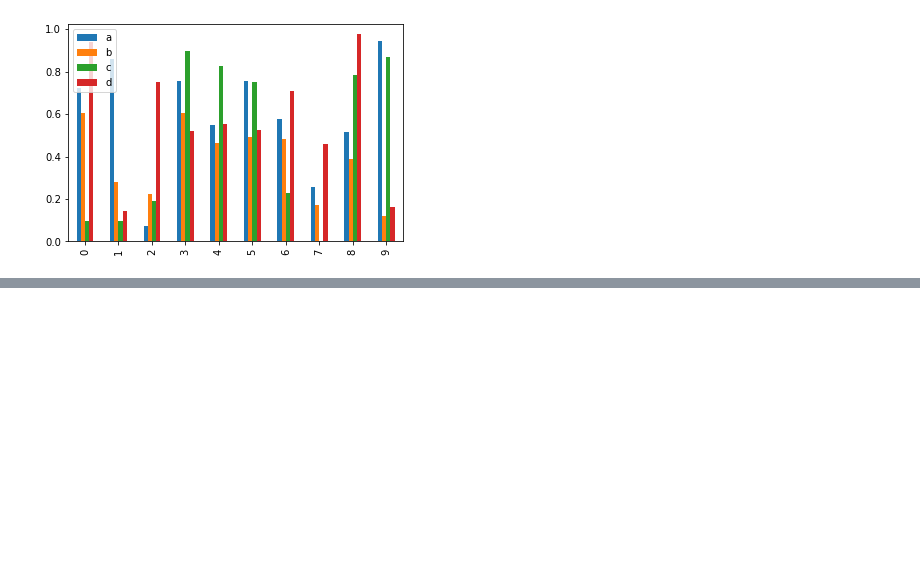
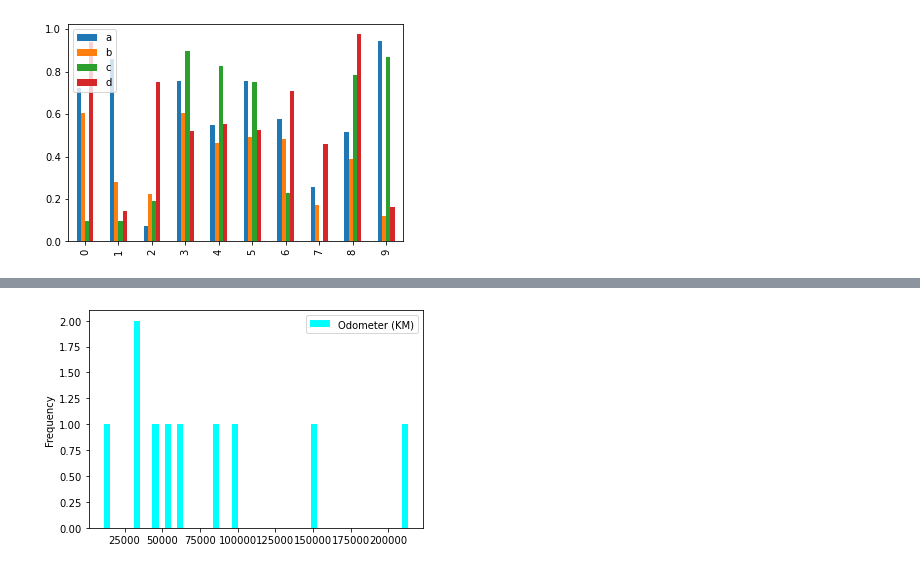
Before and after one commit to ineelhere/Machine-Learning-and-Data-Science, a Jupyter notebook: Matplotlib/matplotlib.ipynb, the cells around one changed output, grey strips where cells are left out. Saved outputs shown, nothing was run; the diff lists cells and outputs as text; code cells hidden in the pictures; blank space fills up the shorter version.

```diff
--- a/Matplotlib/matplotlib.ipynb
+++ b/Matplotlib/matplotlib.ipynb
@@ -465,0 +476,5 @@ SyntaxError: invalid syntax (<ipython-input-38-d3e2520ff857>, line 2)
+# %%
+#we can change the bins in the plot
+df.plot(x="Make", y= "Odometer (KM)", kind = "hist", color = "cyan", bins=50 );
+# %% [output]
+[figure, added]
```
Also changed, not shown: parts of 18 cells of this notebook.
